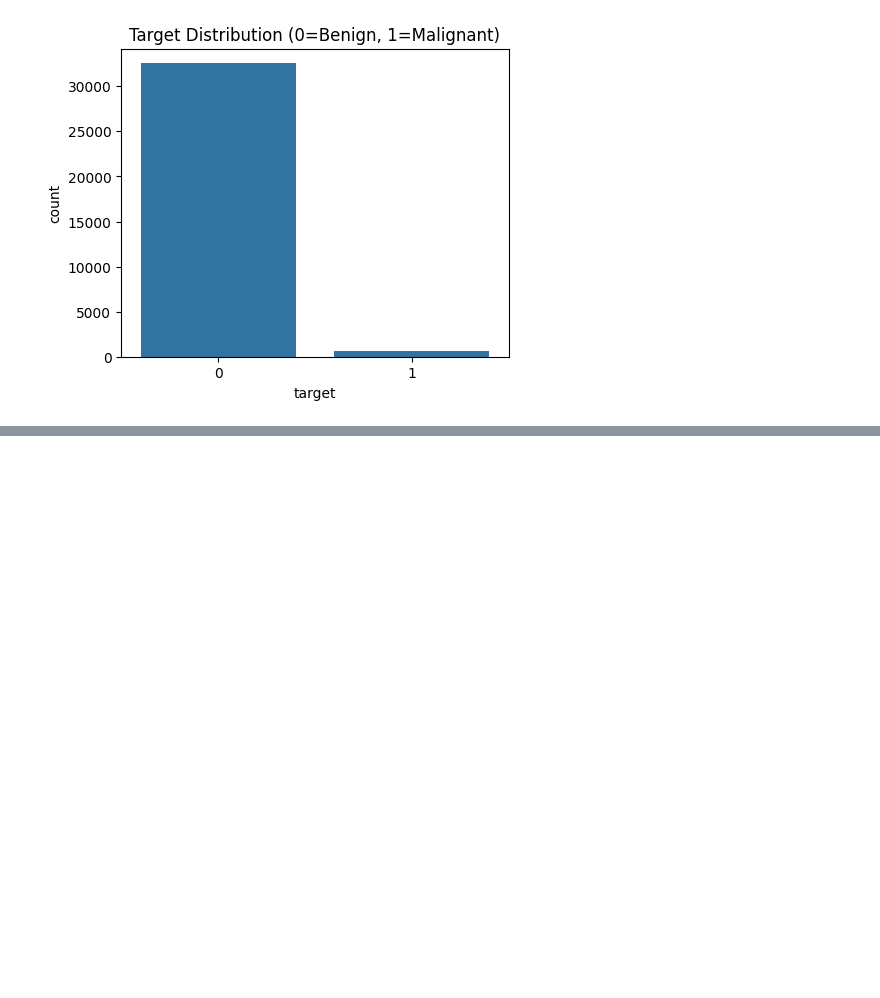
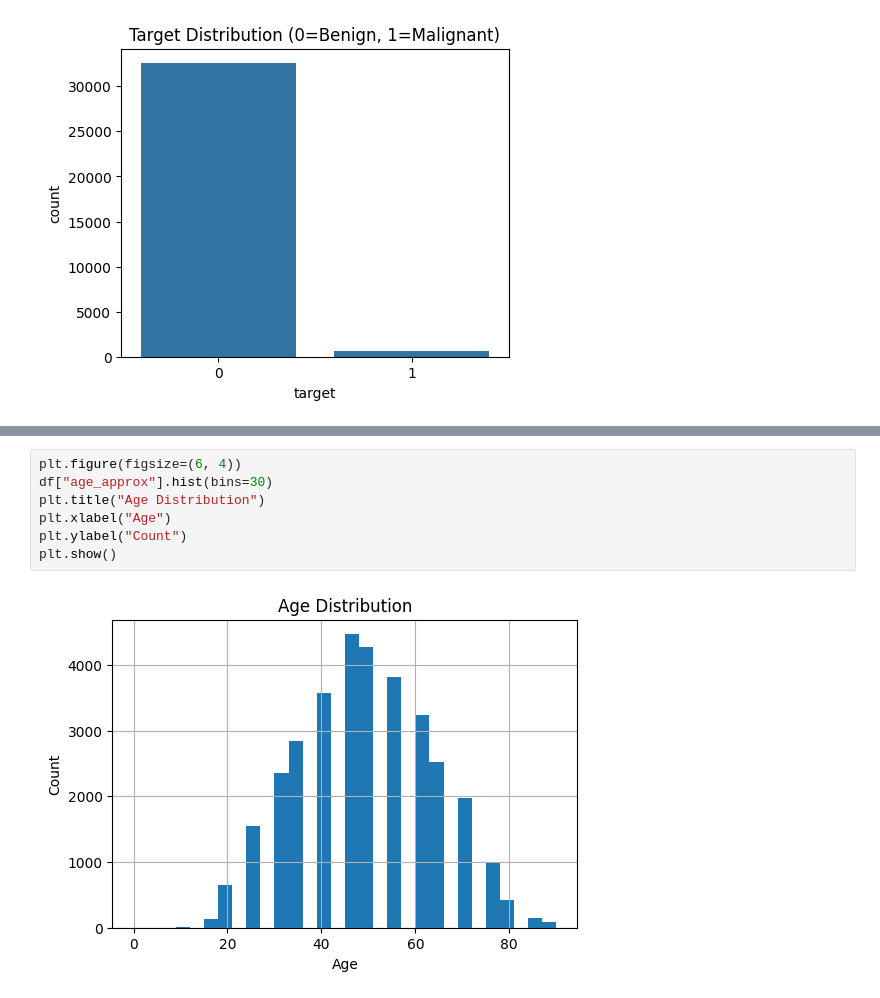
Before and after one commit to AstxMargaryan/Melanoma-Classification, a Jupyter notebook: experiment.ipynb, the cells around one changed output, grey strips where cells are left out. Drawn from its saved outputs; the diff is of its cells as text; blank space fills up the shorter version.

```diff
--- a/experiment.ipynb
+++ b/experiment.ipynb
@@ -75,0 +193,9 @@ dtype: int64
+# %%
+plt.figure(figsize=(6, 4))
+df["age_approx"].hist(bins=30)
+plt.title("Age Distribution")
+plt.xlabel("Age")
+plt.ylabel("Count")
+plt.show()
+# %% [output]
+[figure, added]
```
Also changed, not shown: parts of 42 cells of this notebook.
